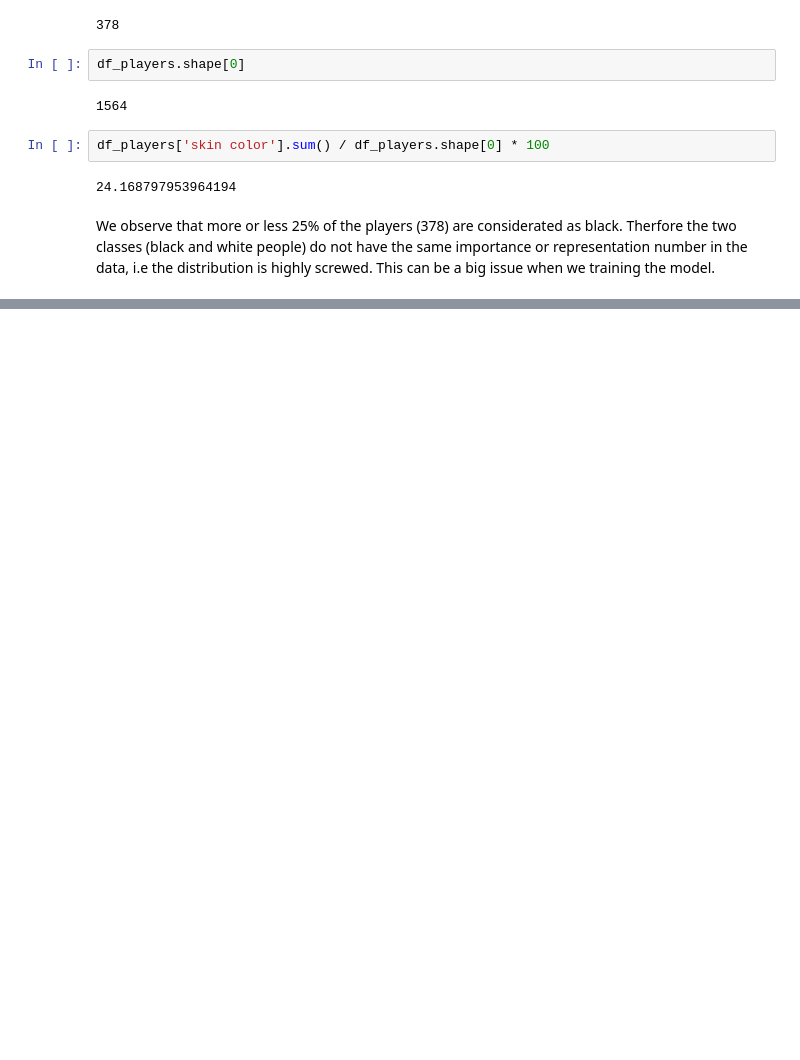
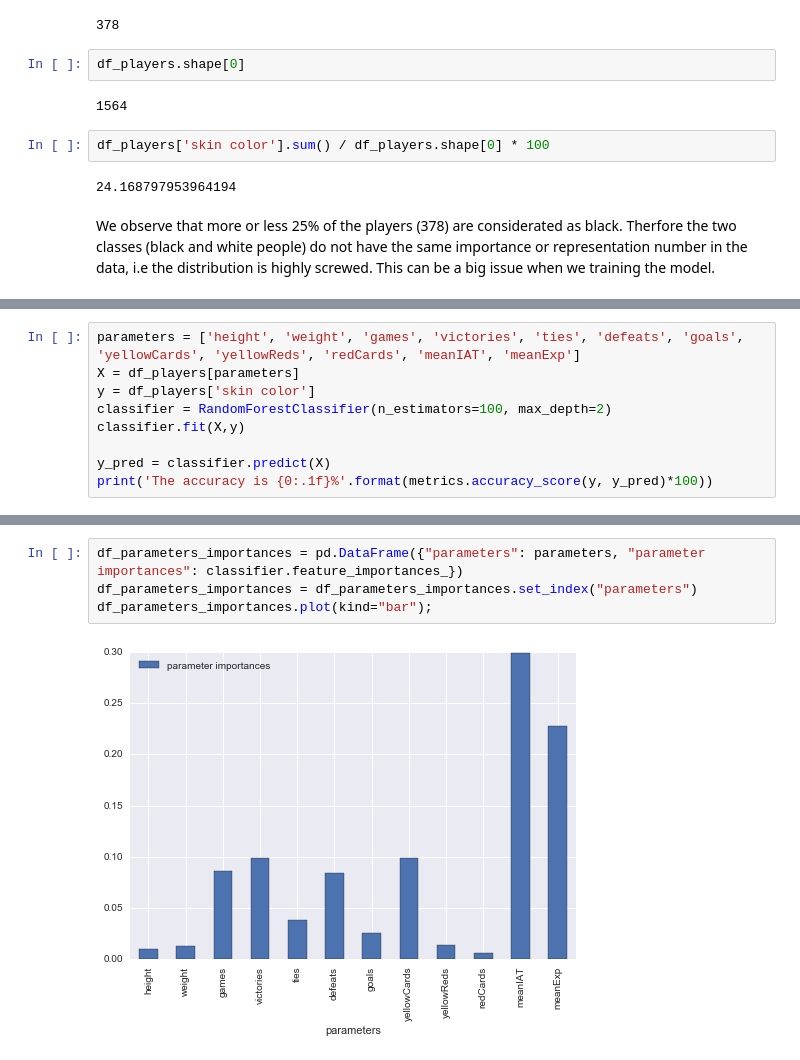
Before and after one commit to Rivollet/ADAHomework, a Jupyter notebook: 04 - Applied ML/HW4 - Applied Machine Learning.ipynb, the cells around one changed output, grey strips where cells are left out. Drawn from its saved outputs; the diff is of its cells as text; blank space fills up the shorter version.

```diff
--- a/04 - Applied ML/HW4 - Applied Machine Learning.ipynb
+++ b/04 - Applied ML/HW4 - Applied Machine Learning.ipynb
@@ -306,0 +372,9 @@ df_players.shape[0]
+# %%
+parameters = ['height', 'weight', 'games', 'victories', 'ties', 'defeats', 'goals', 'yellowCards', 'yellowReds', 'redCards', 'meanIAT', 'meanExp']
+X = df_players[parameters]
+y = df_players['skin color']
+classifier = RandomForestClassifier(n_estimators=100, max_depth=2)
+classifier.fit(X,y)
+
+y_pred = classifier.predict(X)
+print('The accuracy is {0:.1f}%'.format(metrics.accuracy_score(y, y_pred)*100))
@@ -306,0 +409,6 @@ df_players.shape[0]
+# %%
+df_parameters_importances = pd.DataFrame({"parameters": parameters, "parameter importances": classifier.feature_importances_})
+df_parameters_importances = df_parameters_importances.set_index("parameters")
+df_parameters_importances.plot(kind="bar");
+# %% [output]
+[figure, added]
```
Also changed, not shown: parts of 24 cells of this notebook, 1 other file.
